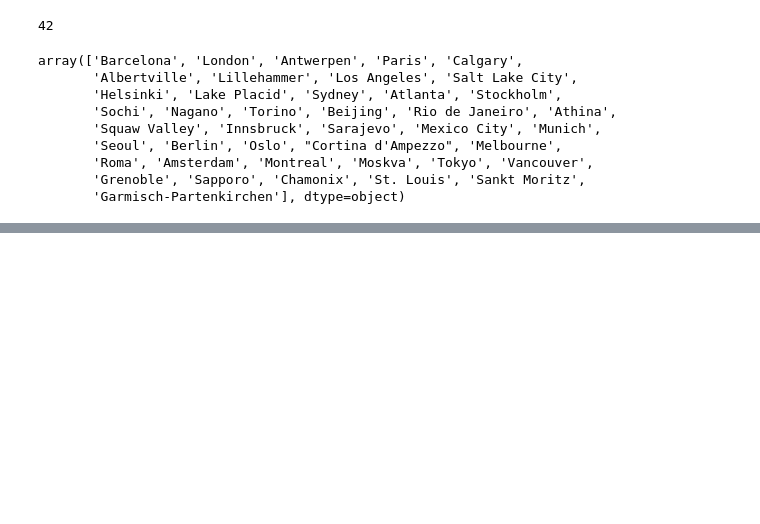
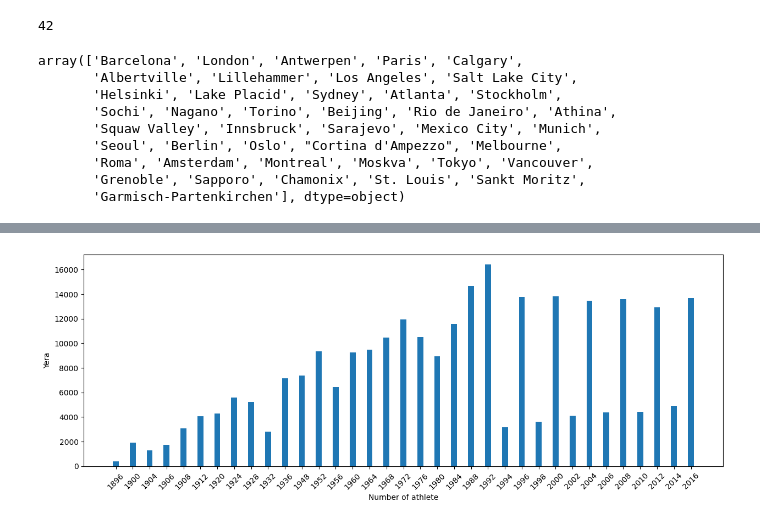
Before and after one commit to BassamSaleh99/Olympic-EDA, a Jupyter notebook: Olympic-EDA.ipynb, the cells around one changed output, grey strips where cells are left out. Drawn from its saved outputs; the diff is of its cells as text; code cells hidden in the pictures; blank space fills up the shorter version.

Commit message:
Analyze yearly athlete participation and identify most frequent participant

```diff
--- a/Olympic-EDA.ipynb
+++ b/Olympic-EDA.ipynb
@@ -83,0 +86,3 @@ array(['Barcelona', 'London', 'Antwerpen', 'Paris', 'Calgary',
+# %%
+number_of_athlete_each_year = df1.groupby('Year')['Name'].count()
+number_of_athlete_each_year
@@ -83,0 +107,9 @@ array(['Barcelona', 'London', 'Antwerpen', 'Paris', 'Calgary',
+# %%
+plt.figure(figsize=(15,5))
+plt.bar(range(len(number_of_athlete_each_year)) , number_of_athlete_each_year.values,width = 0.35)
+plt.xticks(range(len(number_of_athlete_each_year)),number_of_athlete_each_year.index,rotation=45)
+plt.xlabel('Number of athlete')
+plt.ylabel('Yera')
+plt.show()
+# %% [output]
+[figure, added]
```
Also changed, not shown: parts of 6 cells of this notebook.
